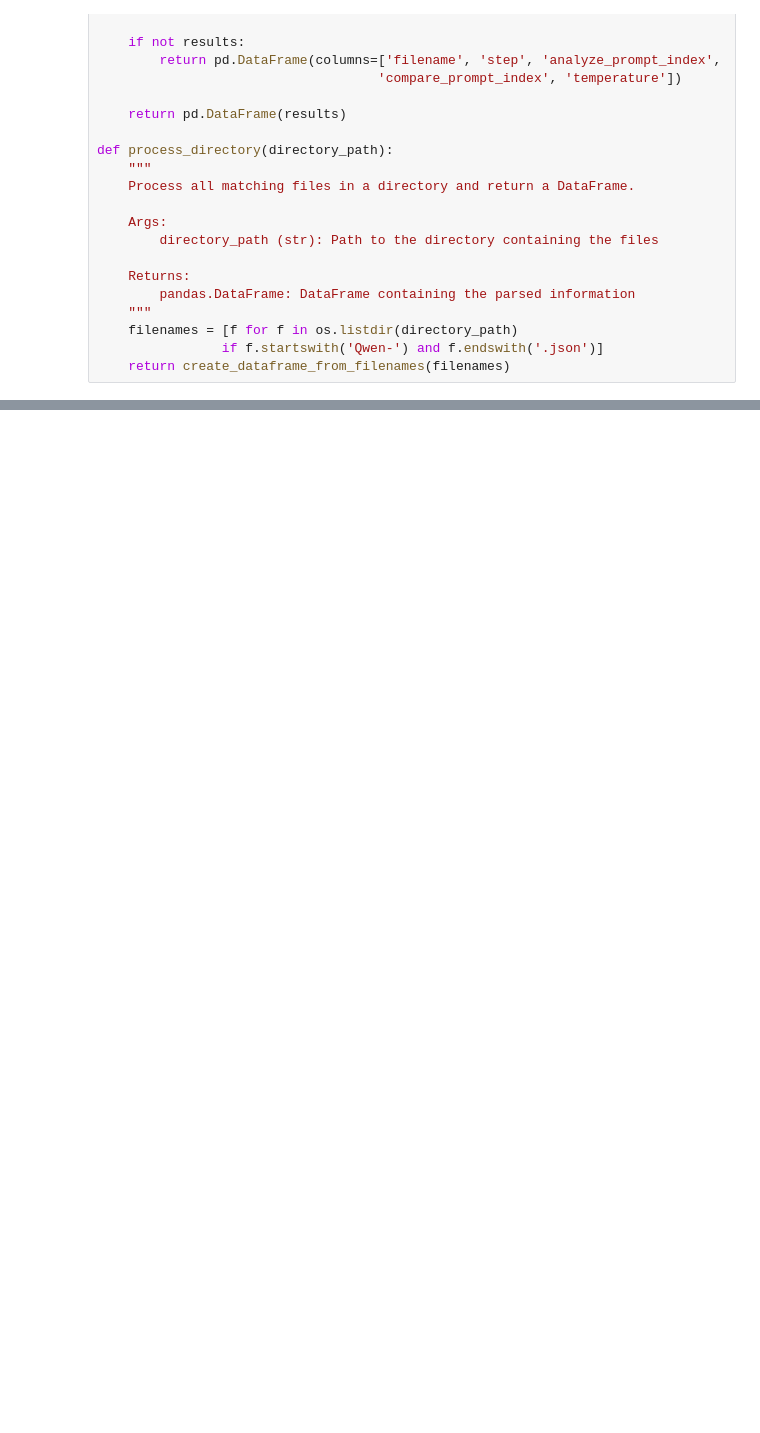
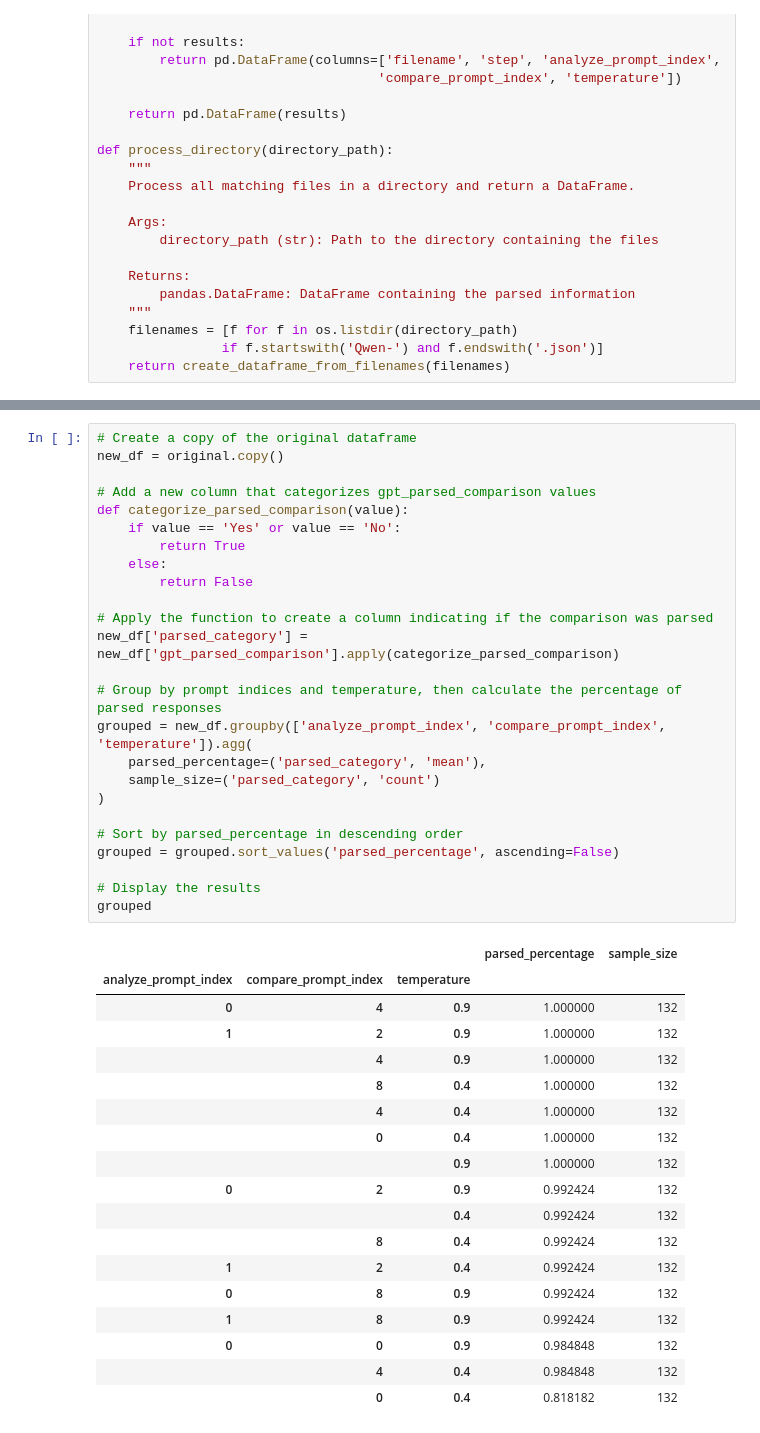
Before and after one commit to Marrrrrrrrrrtin/codejudge_new, a Jupyter notebook: evaluation/output/analysis_individually.ipynb, the cells around one changed output, grey strips where cells are left out. Saved outputs shown, nothing was run; the diff lists cells and outputs as text; blank space fills up the shorter version.

Commit message:
before change of prompt with all json data

```diff
--- a/evaluation/output/analysis_individually.ipynb
+++ b/evaluation/output/analysis_individually.ipynb
@@ -253,0 +315,44 @@ df[(df['gpt_parsed_comparison'] != 'Yes') & (df['gpt_parsed_comparison'] != 'No'
+# %%
+# Create a copy of the original dataframe
+new_df = original.copy()
+
+# Add a new column that categorizes gpt_parsed_comparison values
+def categorize_parsed_comparison(value):
+    if value == 'Yes' or value == 'No':
+        return True
+    else:
+        return False
+
+# Apply the function to create a column indicating if the comparison was parsed
+new_df['parsed_category'] = new_df['gpt_parsed_comparison'].apply(categorize_parsed_comparison)
+
+# Group by prompt indices and temperature, then calculate the percentage of parsed responses
+grouped = new_df.groupby(['analyze_prompt_index', 'compare_prompt_index', 'temperature']).agg(
+    parsed_percentage=('parsed_category', 'mean'),
+    sample_size=('parsed_category', 'count')
+)
+
+# Sort by parsed_percentage in descending order
+grouped = grouped.sort_values('parsed_percentage', ascending=False)
+
+# Display the results
+grouped
+# %% [output]
+|  |  |  | parsed_percentage | sample_size |
+| analyze_prompt_index | compare_prompt_index | temperature |  |  |
+| 0 | 4 | 0.9 | 1.000000 | 132 |
+| 1 | 2 | 0.9 | 1.000000 | 132 |
+|  | 4 | 0.9 | 1.000000 | 132 |
+|  | 8 | 0.4 | 1.000000 | 132 |
+|  | 4 | 0.4 | 1.000000 | 132 |
+|  | 0 | 0.4 | 1.000000 | 132 |
+|  |  | 0.9 | 1.000000 | 132 |
+| 0 | 2 | 0.9 | 0.992424 | 132 |
+|  |  | 0.4 | 0.992424 | 132 |
+|  | 8 | 0.4 | 0.992424 | 132 |
+| 1 | 2 | 0.4 | 0.992424 | 132 |
+| 0 | 8 | 0.9 | 0.992424 | 132 |
+| 1 | 8 | 0.9 | 0.992424 | 132 |
+| 0 | 0 | 0.9 | 0.984848 | 132 |
+|  | 4 | 0.4 | 0.984848 | 132 |
+|  | 0 | 0.4 | 0.818182 | 132 |
```
Also changed, not shown: parts of 7 cells of this notebook.
